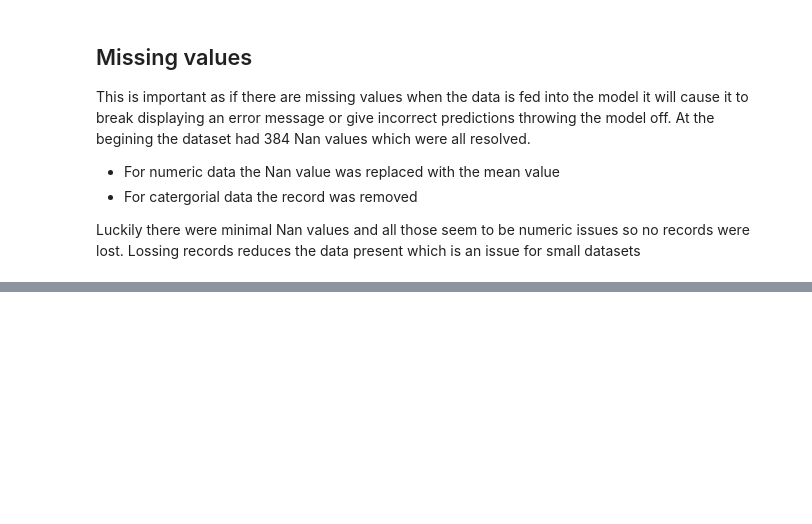
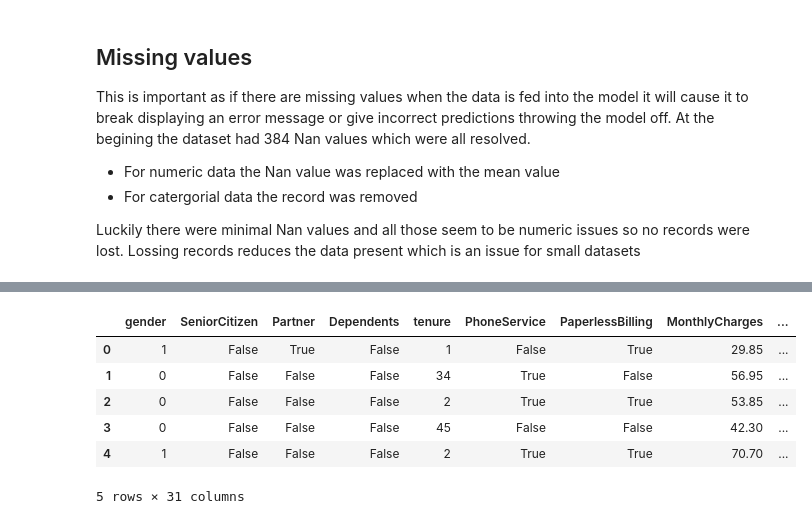
Before and after one commit to aakash-tir/customer-churn, a Jupyter notebook: customer_chrun.ipynb, the cells around one changed output, grey strips where cells are left out. Cells and saved outputs as stored; diff of their text form; code cells hidden in the pictures; blank space fills up the shorter version.

Commit message:
added encoding practices

```diff
--- a/customer_chrun.ipynb
+++ b/customer_chrun.ipynb
@@ -247,22 +248,3 @@ This portion will include:
 - hyper parameter tuning - not sure as of now how to do
 
 These tasks will mainly be done in functions so that later in the project when i plan to transfer majority of it to python files its easier and for resuability in future projects.
-# %%
-def handle_missing_values(df):
-    numeric_cols = df.select_dtypes(include='number').columns
-    non_numeric_cols = df.select_dtypes(exclude='number').columns
-
-    # fill with mean value if numeric value is na
-    df[numeric_cols] = df[numeric_cols].fillna(df[numeric_cols].mean())
-    # remove row if non-numeric value is na
-    df = df.dropna(subset=non_numeric_cols)
-
-    return df
-
-print("Before clean nan values: ",pd.isna(data).sum().sum())
-print(data.shape)
-# if na value exists call function
-if pd.isna(data).sum().sum():
-    data=handle_missing_values(data)
-print("After clean nan values",pd.isna(data).sum().sum())
-print(data.shape)
@@ -283,3 +304,47 @@ Lossing records reduces the data present which is an issue for small datasets
 # %%
+def label_encoding(df,col):
+    Cat= df[col].unique()
+    #below are different varients use what works best
+    if (Cat[0]=='Yes'or Cat[0]=='No'):
+        df[col] = df[col].map({"Yes": True, "No": False})
+    else:
+        df[col] = df[col].map({Cat[0]: 1, Cat[1]: 0})
+    #df[col] = df[col].map({"Yes": 1, "No": 0})
+
+    return df
+
+def binary_encoding(df,col):
+    encoder = ce.BinaryEncoder()
+    data_encoded = encoder.fit_transform(df[[col]])
+    df = pd.concat([df.drop(col, axis=1), data_encoded], axis=1)
+    return df
+
+def one_hot_encoding(df,col):
+    df = pd.get_dummies(df, columns=[col], drop_first=True)
+    return df
+
+def categorical_encoding(df, cols):
+    for i, col in enumerate(cols):
+        no_Cat=df[col].nunique()
+        if (no_Cat==2):
+            df=label_encoding(df,col)
+        else:
+            #df= binary_encoding(df,col) # used to prevent feature bloat
+            df = one_hot_encoding(df,col) #use for logistic regression model
+    return df
+
+
 # get all non numeric values
 non_numeric_cols = df.select_dtypes(exclude='number').columns
+df= categorical_encoding(df, non_numeric_cols)
+
+# to see if it worked
+df.head()
+# %% [output]
+|  | gender | SeniorCitizen | Partner | Dependents | tenure | PhoneService | PaperlessBilling | MonthlyCharges | ... |
+| 0 | 1 | False | True | False | 1 | False | True | 29.85 | ... |
+| 1 | 0 | False | False | False | 34 | True | False | 56.95 | ... |
+| 2 | 0 | False | False | False | 2 | True | True | 53.85 | ... |
+| 3 | 0 | False | False | False | 45 | False | False | 42.30 | ... |
+| 4 | 1 | False | False | False | 2 | True | True | 70.70 | ... |
+5 rows × 31 columns
```
Also changed, not shown: parts of 4 cells of this notebook.
